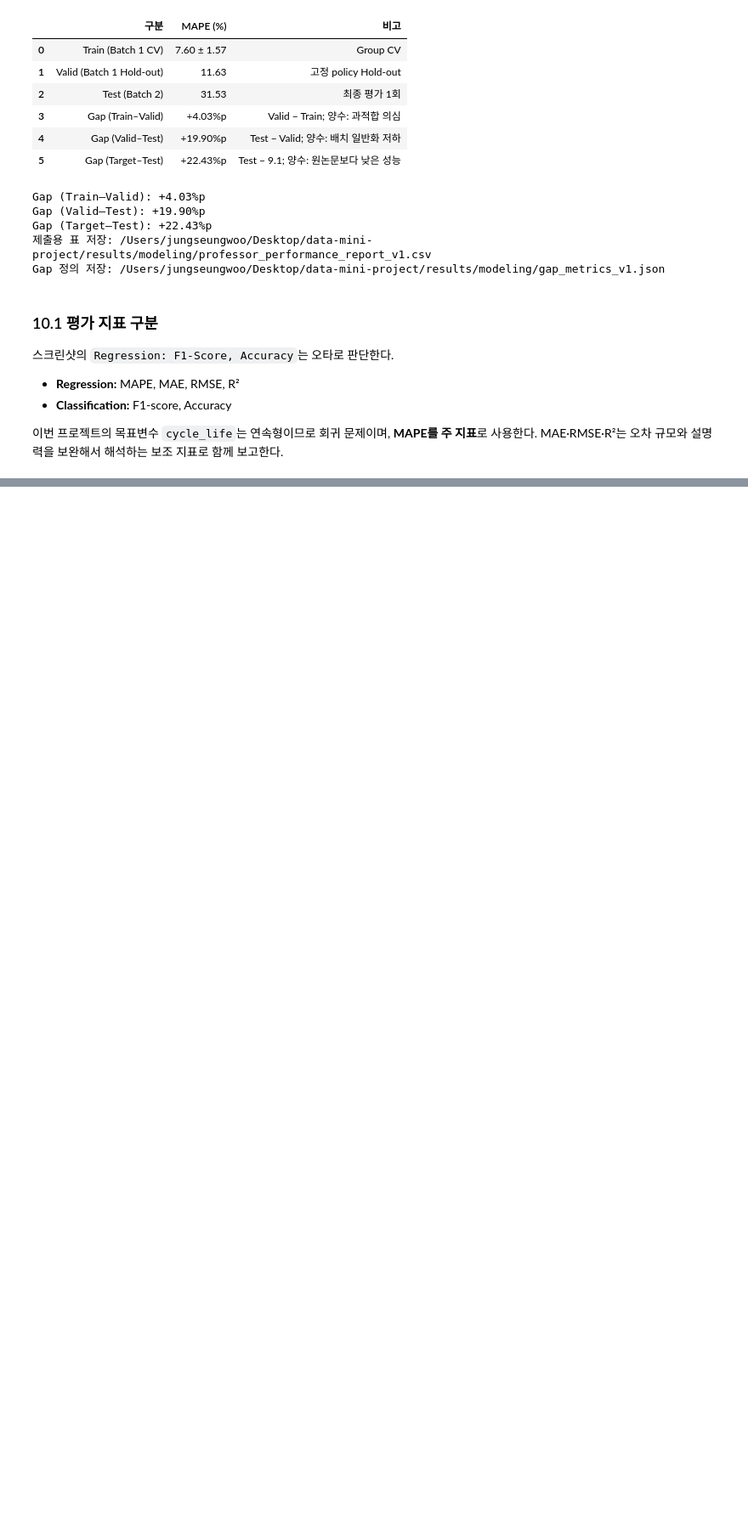
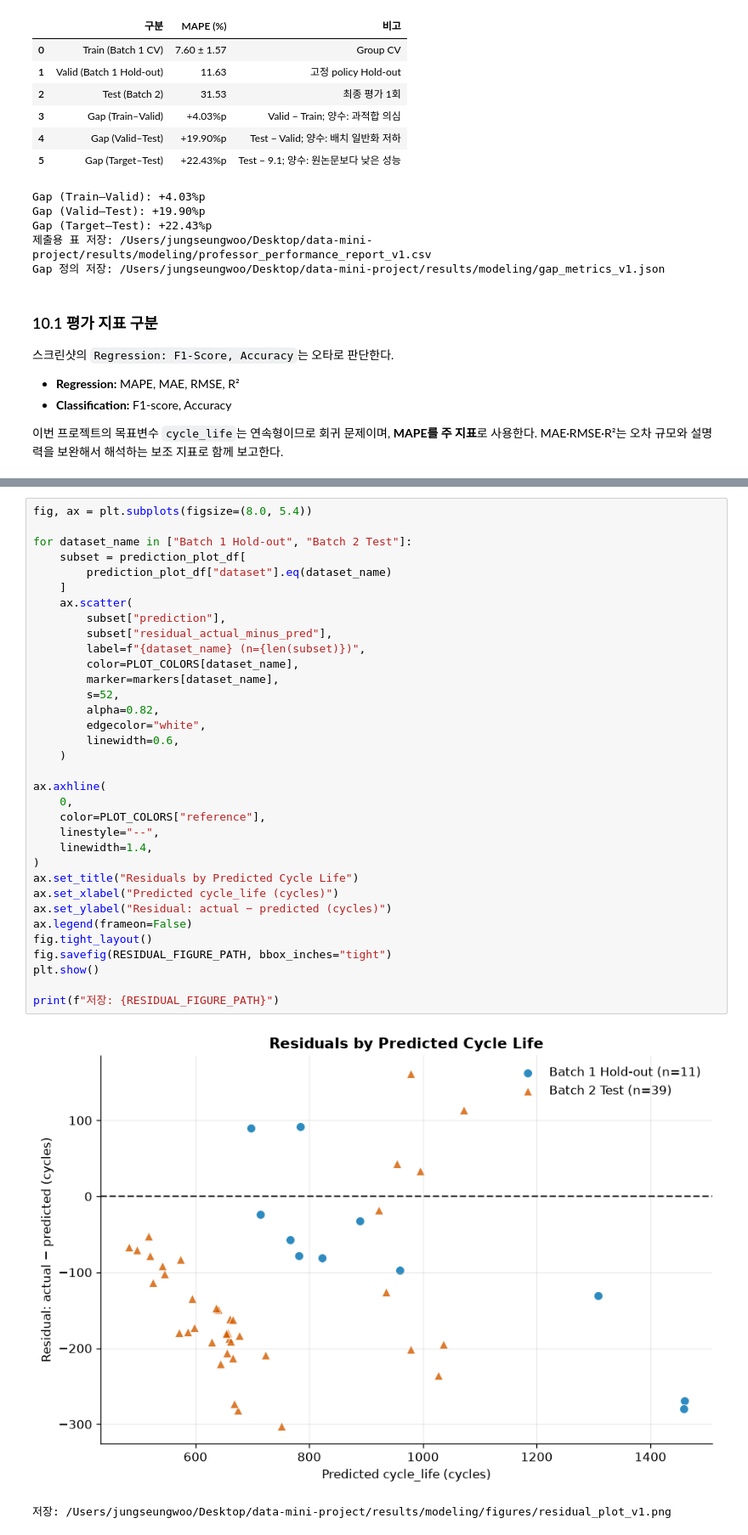
Before and after one commit to jihoo1018/data-mini-project, a Jupyter notebook: notebooks/02_MODEL_V1.ipynb, the cells around one changed output, grey strips where cells are left out. Shown at 85% size. Drawn from its saved outputs; the diff is of its cells as text; blank space fills up the shorter version.

```diff
--- a/notebooks/02_MODEL_V1.ipynb
+++ b/notebooks/02_MODEL_V1.ipynb
@@ -2657,0 +2812,37 @@ Gap 정의 저장: /Users/jungseungwoo/Desktop/data-mini-project/results/modelin
+# %%
+fig, ax = plt.subplots(figsize=(8.0, 5.4))
+
+for dataset_name in ["Batch 1 Hold-out", "Batch 2 Test"]:
+    subset = prediction_plot_df[
+        prediction_plot_df["dataset"].eq(dataset_name)
+    ]
+    ax.scatter(
+        subset["prediction"],
+        subset["residual_actual_minus_pred"],
+        label=f"{dataset_name} (n={len(subset)})",
+        color=PLOT_COLORS[dataset_name],
+        marker=markers[dataset_name],
+        s=52,
+        alpha=0.82,
+        edgecolor="white",
+        linewidth=0.6,
+    )
+
+ax.axhline(
+    0,
+    color=PLOT_COLORS["reference"],
+    linestyle="--",
+    linewidth=1.4,
+)
+ax.set_title("Residuals by Predicted Cycle Life")
+ax.set_xlabel("Predicted cycle_life (cycles)")
+ax.set_ylabel("Residual: actual − predicted (cycles)")
+ax.legend(frameon=False)
+fig.tight_layout()
+fig.savefig(RESIDUAL_FIGURE_PATH, bbox_inches="tight")
+plt.show()
+
+print(f"저장: {RESIDUAL_FIGURE_PATH}")
+# %% [output]
+[figure, added]
+저장: /Users/jungseungwoo/Desktop/data-mini-project/results/modeling/figures/residual_plot_v1.png
```
Also changed, not shown: parts of 12 cells of this notebook, 5 other files.
